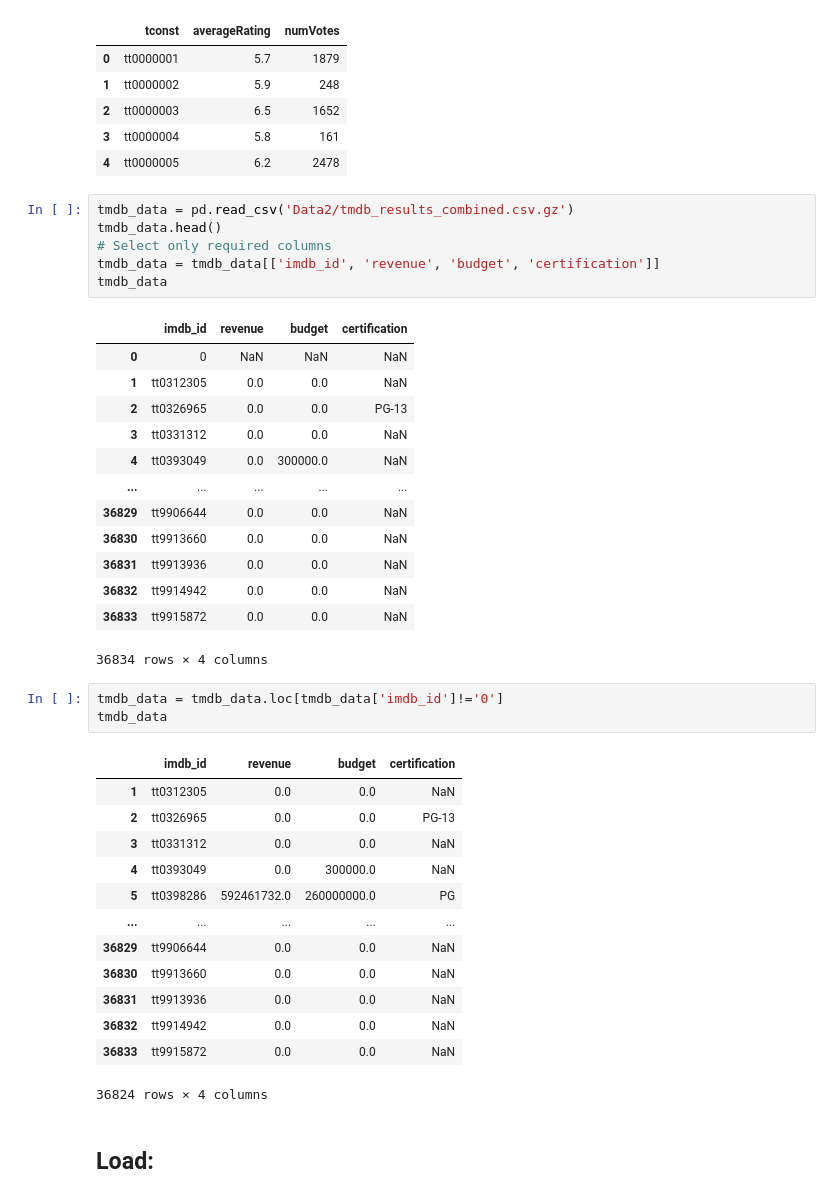
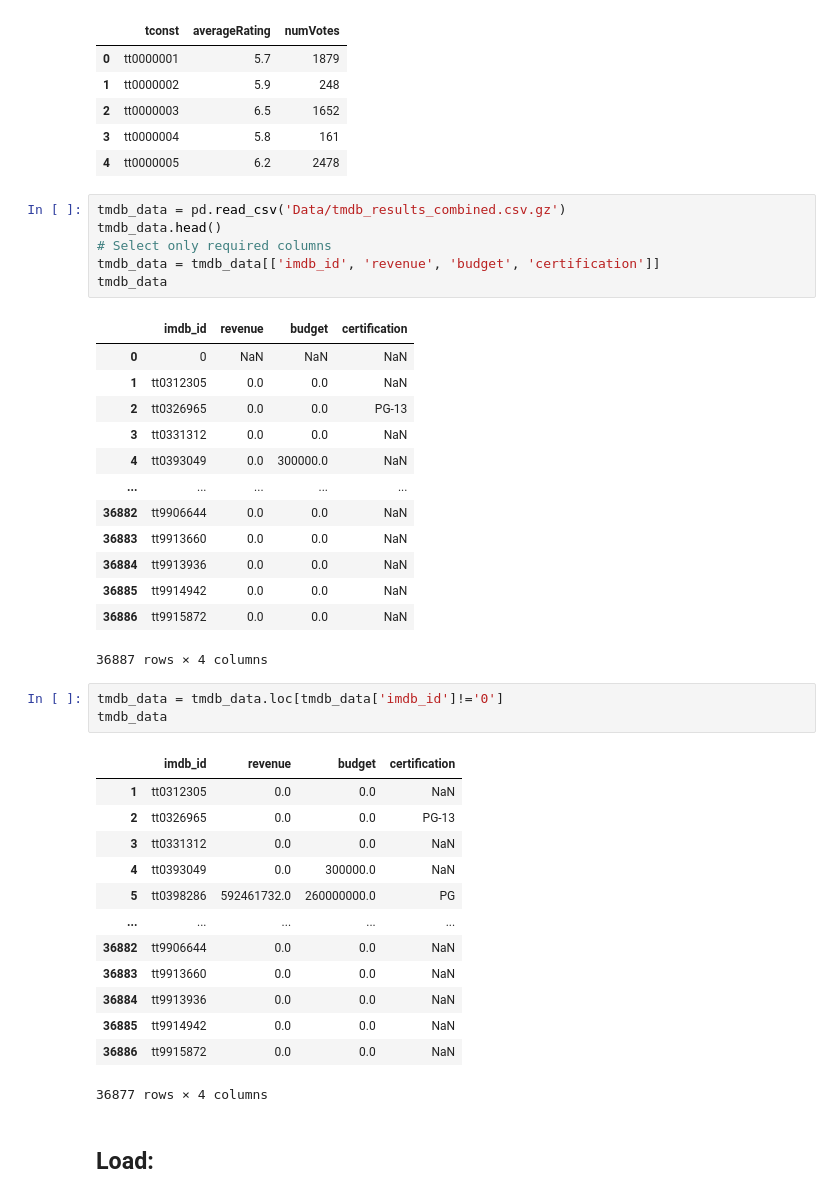
Before and after one commit to todebode/IMDB-Movies, a Jupyter notebook: Project 3 - Part 3 .ipynb, the cells around one changed output. Cells and saved outputs as stored; diff of their text form.

```diff
--- a/Project 3 - Part 3 .ipynb
+++ b/Project 3 - Part 3 .ipynb
@@ -242,25 +242,25 @@ title_ratings.head()
 | 3 | tt0000004 | 5.8 | 161 |
 | 4 | tt0000005 | 6.2 | 2478 |
 # %%
-tmdb_data = pd.read_csv('Data2/tmdb_results_combined.csv.gz')
+tmdb_data = pd.read_csv('Data/tmdb_results_combined.csv.gz')
 tmdb_data.head()
 # Select only required columns
 tmdb_data = tmdb_data[['imdb_id', 'revenue', 'budget', 'certification']]
 tmdb_data
 # %% [output]
 |  | imdb_id | revenue | budget | certification |
 | 0 | 0 | NaN | NaN | NaN |
 | 1 | tt0312305 | 0.0 | 0.0 | NaN |
 | 2 | tt0326965 | 0.0 | 0.0 | PG-13 |
 | 3 | tt0331312 | 0.0 | 0.0 | NaN |
 | 4 | tt0393049 | 0.0 | 300000.0 | NaN |
 | ... | ... | ... | ... | ... |
-| 36829 | tt9906644 | 0.0 | 0.0 | NaN |
-| 36830 | tt9913660 | 0.0 | 0.0 | NaN |
-| 36831 | tt9913936 | 0.0 | 0.0 | NaN |
-| 36832 | tt9914942 | 0.0 | 0.0 | NaN |
-| 36833 | tt9915872 | 0.0 | 0.0 | NaN |
+| 36882 | tt9906644 | 0.0 | 0.0 | NaN |
+| 36883 | tt9913660 | 0.0 | 0.0 | NaN |
+| 36884 | tt9913936 | 0.0 | 0.0 | NaN |
+| 36885 | tt9914942 | 0.0 | 0.0 | NaN |
+| 36886 | tt9915872 | 0.0 | 0.0 | NaN |
-36834 rows × 4 columns
+36887 rows × 4 columns
 # %%
 tmdb_data = tmdb_data.loc[tmdb_data['imdb_id']!='0']
 tmdb_data
@@ -272,12 +272,12 @@ tmdb_data
 | 4 | tt0393049 | 0.0 | 300000.0 | NaN |
 | 5 | tt0398286 | 592461732.0 | 260000000.0 | PG |
 | ... | ... | ... | ... | ... |
-| 36829 | tt9906644 | 0.0 | 0.0 | NaN |
-| 36830 | tt9913660 | 0.0 | 0.0 | NaN |
-| 36831 | tt9913936 | 0.0 | 0.0 | NaN |
-| 36832 | tt9914942 | 0.0 | 0.0 | NaN |
-| 36833 | tt9915872 | 0.0 | 0.0 | NaN |
+| 36882 | tt9906644 | 0.0 | 0.0 | NaN |
+| 36883 | tt9913660 | 0.0 | 0.0 | NaN |
+| 36884 | tt9913936 | 0.0 | 0.0 | NaN |
+| 36885 | tt9914942 | 0.0 | 0.0 | NaN |
+| 36886 | tt9915872 | 0.0 | 0.0 | NaN |
-36824 rows × 4 columns
+36877 rows × 4 columns
 # %% [markdown]
 ## Load:
 # %%
```
Also changed, not shown: parts of 8 cells of this notebook, 6 other files.
